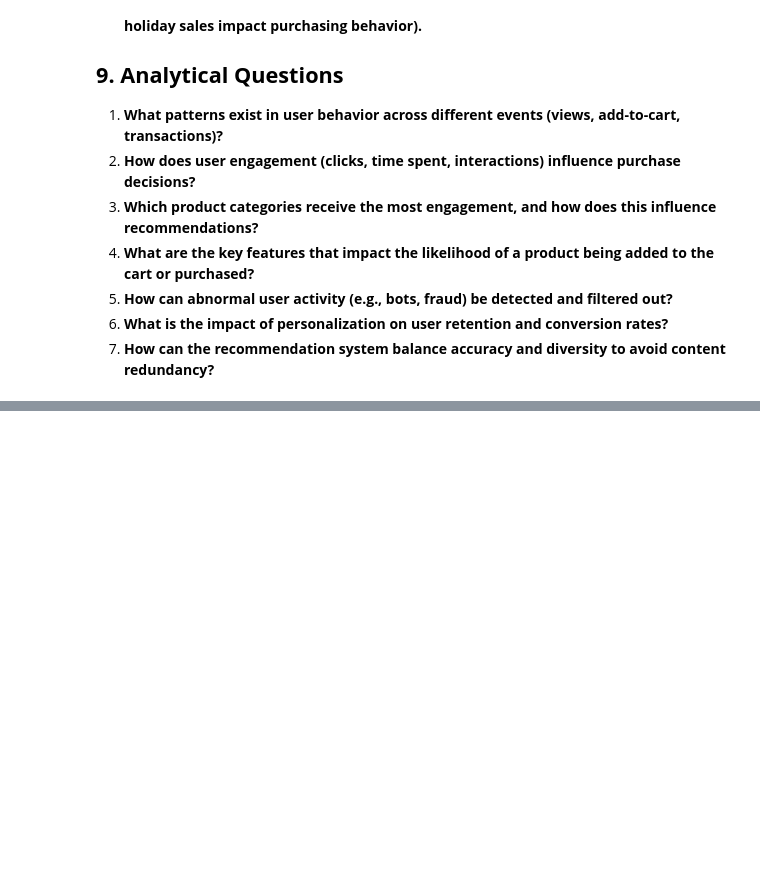
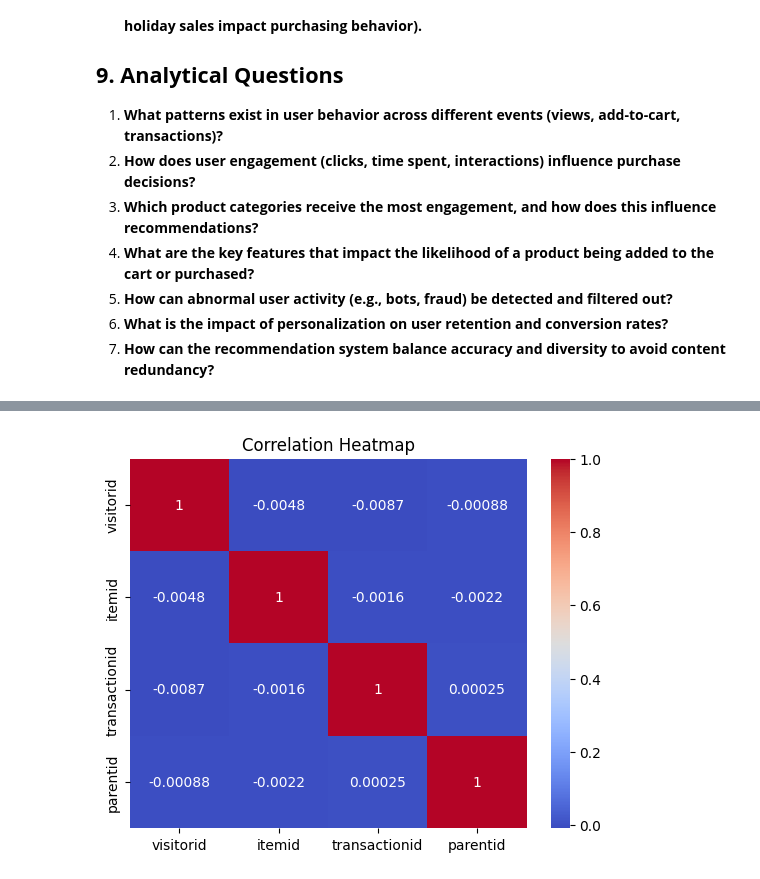
Before and after one commit to Afra233/Recommendation-System-Analysis, a Jupyter notebook: Notebook/Recommendation.ipynb, the cells around one changed output, grey strips where cells are left out. Drawn from its saved outputs; the diff is of its cells as text; code cells hidden in the pictures; blank space fills up the shorter version.

```diff
--- a/Notebook/Recommendation.ipynb
+++ b/Notebook/Recommendation.ipynb
@@ -266,0 +277,5 @@ merged = merged.dropna()
+# %%
+# Convert category IDs to string and merge with category tree
+merged['property'] = merged['property'].astype(str)
+category_tree['categoryid'] = category_tree['categoryid'].astype(str)
+dataset = merged.merge(category_tree, left_on="property", right_on="categoryid", how="left")
@@ -266,0 +297,5 @@ merged = merged.dropna()
+# %%
+# Convert category IDs to string and merge with category tree
+merged['property'] = merged['property'].astype(str)
+category_tree['categoryid'] = category_tree['categoryid'].astype(str)
+dataset = merged.merge(category_tree, left_on="property", right_on="categoryid", how="left")
@@ -267 +318,5 @@ merged = merged.dropna()
+# %%
+# Clean up columns
+dataset.drop(columns=["property"], inplace=True)
+dataset.rename(columns={"categoryid": "category_id"}, inplace=True)
 # %%
@@ -293,0 +335,4 @@ merged.head(10)
+# %%
+# Final cleanup
+dataset = dataset.dropna()
+dataset
@@ -293,0 +381,8 @@ merged.head(10)
+# %%
+# Correlation heatmap
+numeric_data = dataset.select_dtypes(include=["number"])
+sns.heatmap(numeric_data.corr(), annot=True, cmap="coolwarm")
+plt.title("Correlation Heatmap")
+plt.show()
+# %% [output]
+[figure, added]
```
Also changed, not shown: parts of 31 cells of this notebook.
